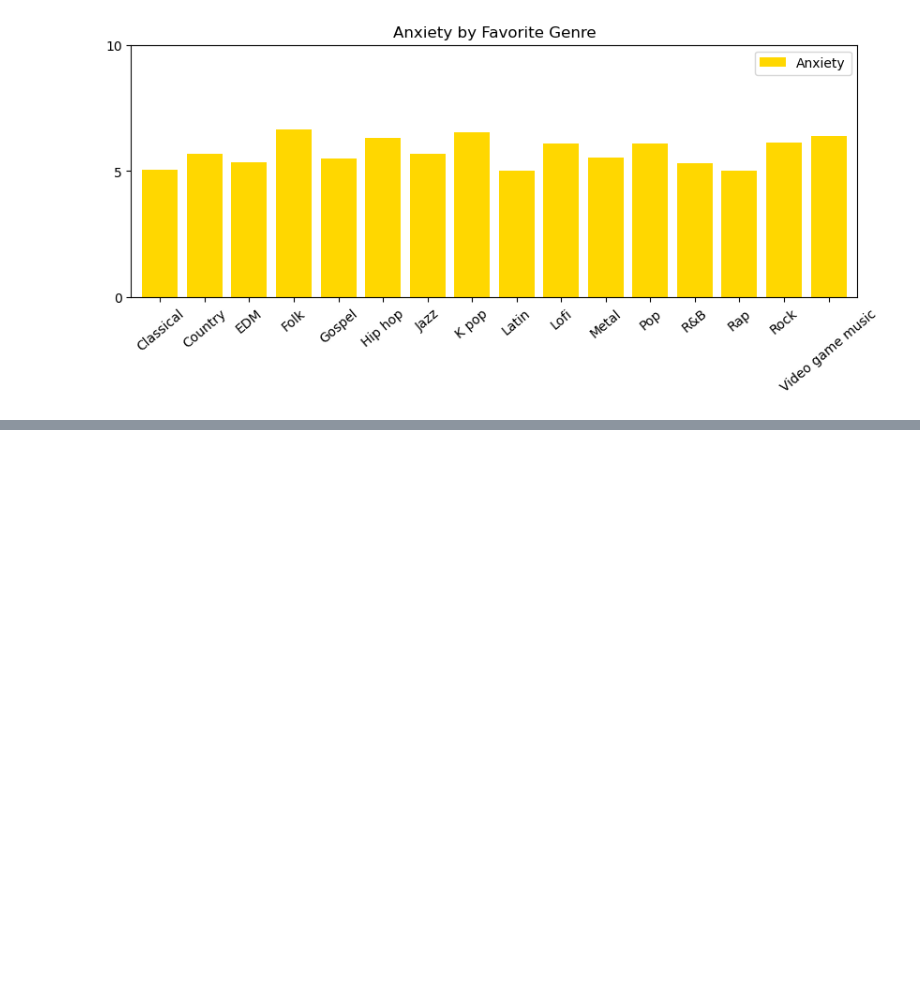
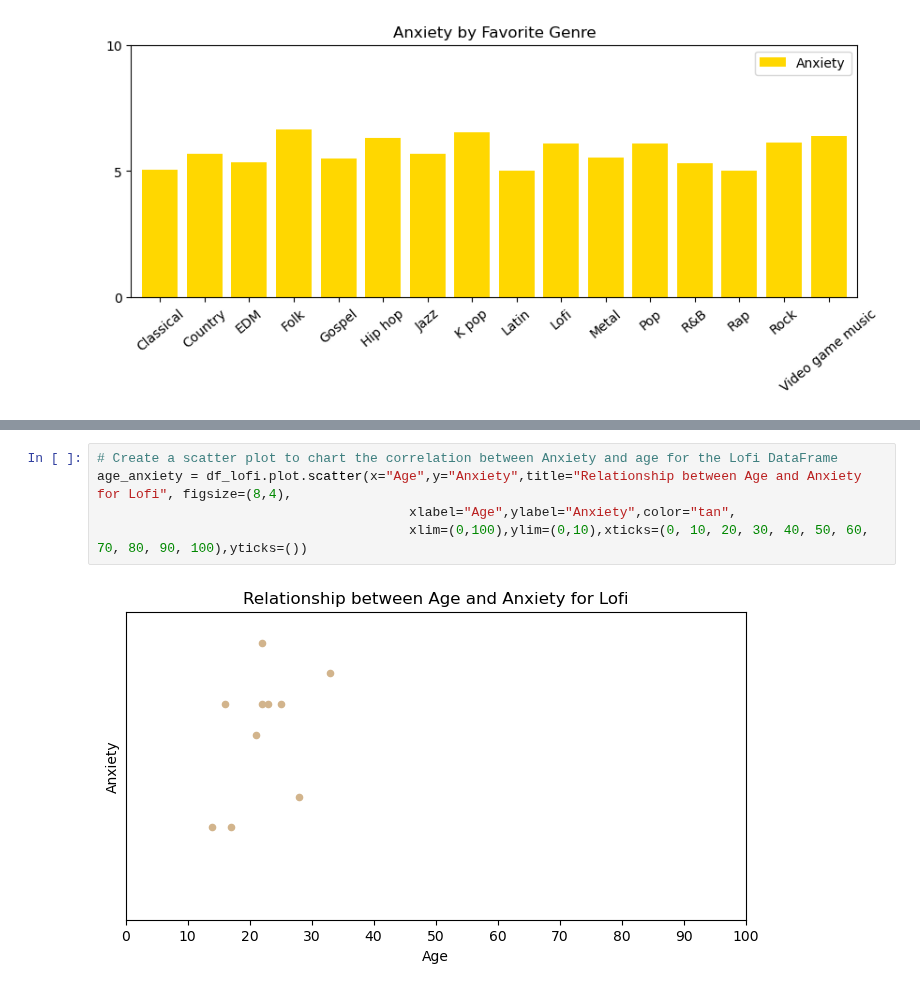
Before and after one commit to jdanielle12/project1, a Jupyter notebook: music_and_mental_health.ipynb, the cells around one changed output, grey strips where cells are left out. Saved outputs shown, nothing was run; the diff lists cells and outputs as text; blank space fills up the shorter version.

```diff
--- a/music_and_mental_health.ipynb
+++ b/music_and_mental_health.ipynb
@@ -210,0 +97,7 @@ hours_per_day_anxiety = df_rock.plot.scatter(x="Hours per day",y="Anxiety",title
+# %%
+# Create a scatter plot to chart the correlation between Anxiety and age for the Lofi DataFrame
+age_anxiety = df_lofi.plot.scatter(x="Age",y="Anxiety",title="Relationship between Age and Anxiety for Lofi", figsize=(8,4),
+                                        xlabel="Age",ylabel="Anxiety",color="tan",
+                                        xlim=(0,100),ylim=(0,10),xticks=(0, 10, 20, 30, 40, 50, 60, 70, 80, 90, 100),yticks=())
+# %% [output]
+[figure, added]
```
Also changed, not shown: parts of 36 cells of this notebook, 25 other files.
